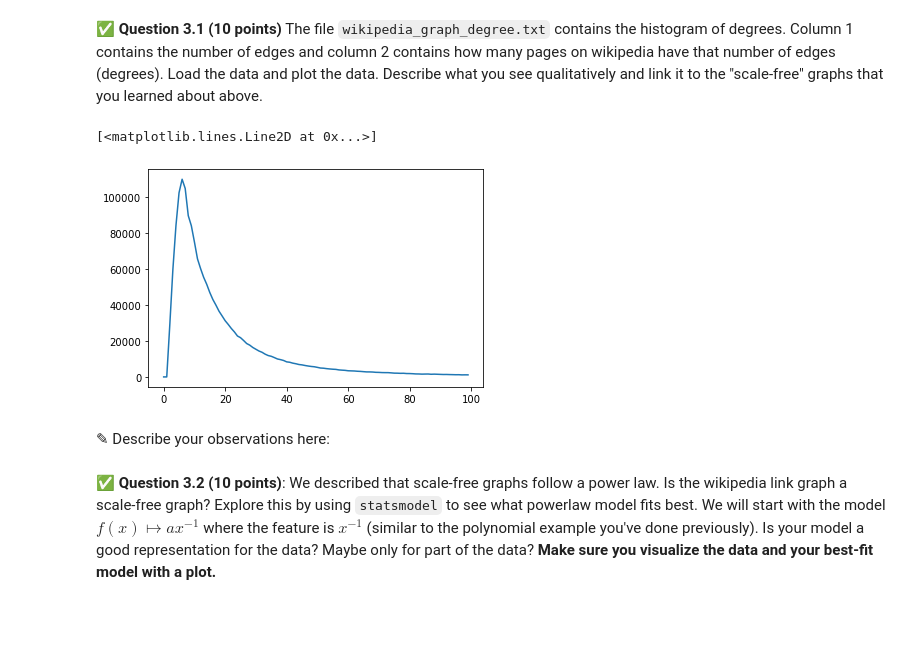
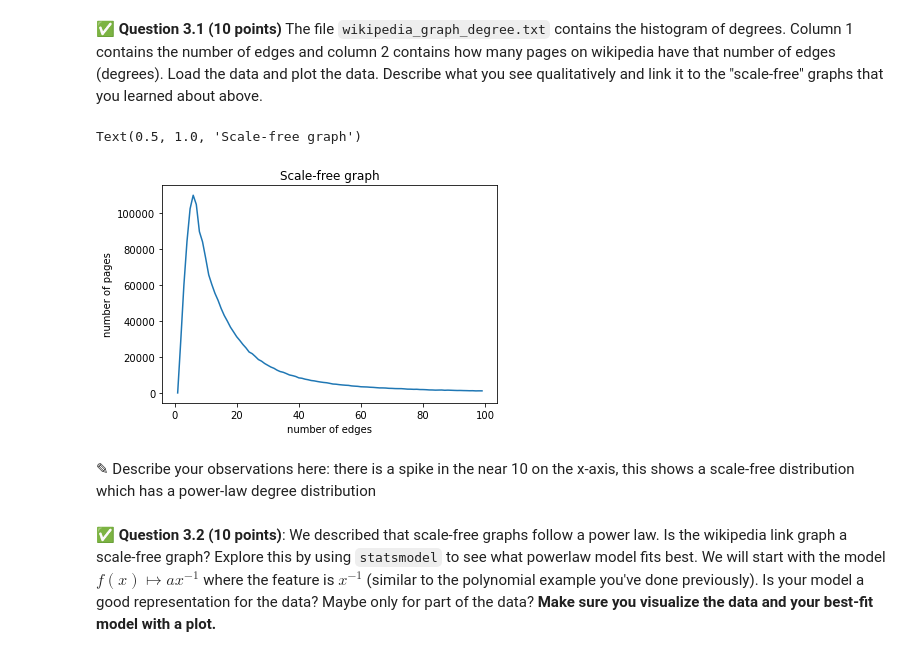
Before and after one commit to scottjaymsu/cmse202-s21-turnin, a Jupyter notebook: hw-04/HW-04_graph_regression-STUDENT.ipynb, the cells around one changed output. Cells and saved outputs as stored; diff of their text form; code cells hidden in the pictures; blank space fills up the shorter version.

```diff
--- a/hw-04/HW-04_graph_regression-STUDENT.ipynb
+++ b/hw-04/HW-04_graph_regression-STUDENT.ipynb
@@ -312,13 +312,16 @@ For the regression model fitting that you're going to do in this part of the ass
 &#9989; **Question 3.1 (10 points)** The file `wikipedia_graph_degree.txt` contains the histogram of degrees. Column 1 contains the number of edges and column 2 contains how many pages on wikipedia have that number of edges (degrees). Load the data and plot the data. Describe what you see qualitatively and link it to the "scale-free" graphs that you learned about above.
 # %%
 # Put your code here
-wiki = pd.read_csv('wikipedia_graph_degree.txt', delimiter=' ', header=None, skiprows = 1)
-plt.plot(wiki[1])
+wiki = pd.read_csv('wikipedia_graph_degree.txt', delimiter=' ', names=['edges','pages'], header=None, skiprows = 1)
+plt.plot(wiki['edges'],wiki['pages'])
+plt.xlabel('number of edges')
+plt.ylabel('number of pages')
+plt.title('Scale-free graph')
 # %% [output]
-[<matplotlib.lines.Line2D at 0x...>]
+Text(0.5, 1.0, 'Scale-free graph')
-[figure, old version]
+[figure, new version]
-# %% [markdown]
-<font size=+3>&#9998;</font> Describe your observations here:
+# %% [markdown]
+<font size=+3>&#9998;</font> Describe your observations here: there is a spike in the near 10 on the x-axis, this shows a scale-free distribution which has a power-law degree distribution
 # %% [markdown]
 &#9989; **Question 3.2 (10 points)**: We described that scale-free graphs follow a power law. Is the wikipedia link graph a scale-free graph? Explore this by using `statsmodel` to see what powerlaw model fits best. We will start with the model $f(x) \mapsto a x^{-1}$ where the feature is $x^{-1}$ (similar to the polynomial example you've done previously). Is your model a good representation for the data? Maybe only for part of the data? **Make sure you visualize the data and your best-fit model with a plot.**
 # %%
```
Also changed, not shown: parts of 11 cells of this notebook.
